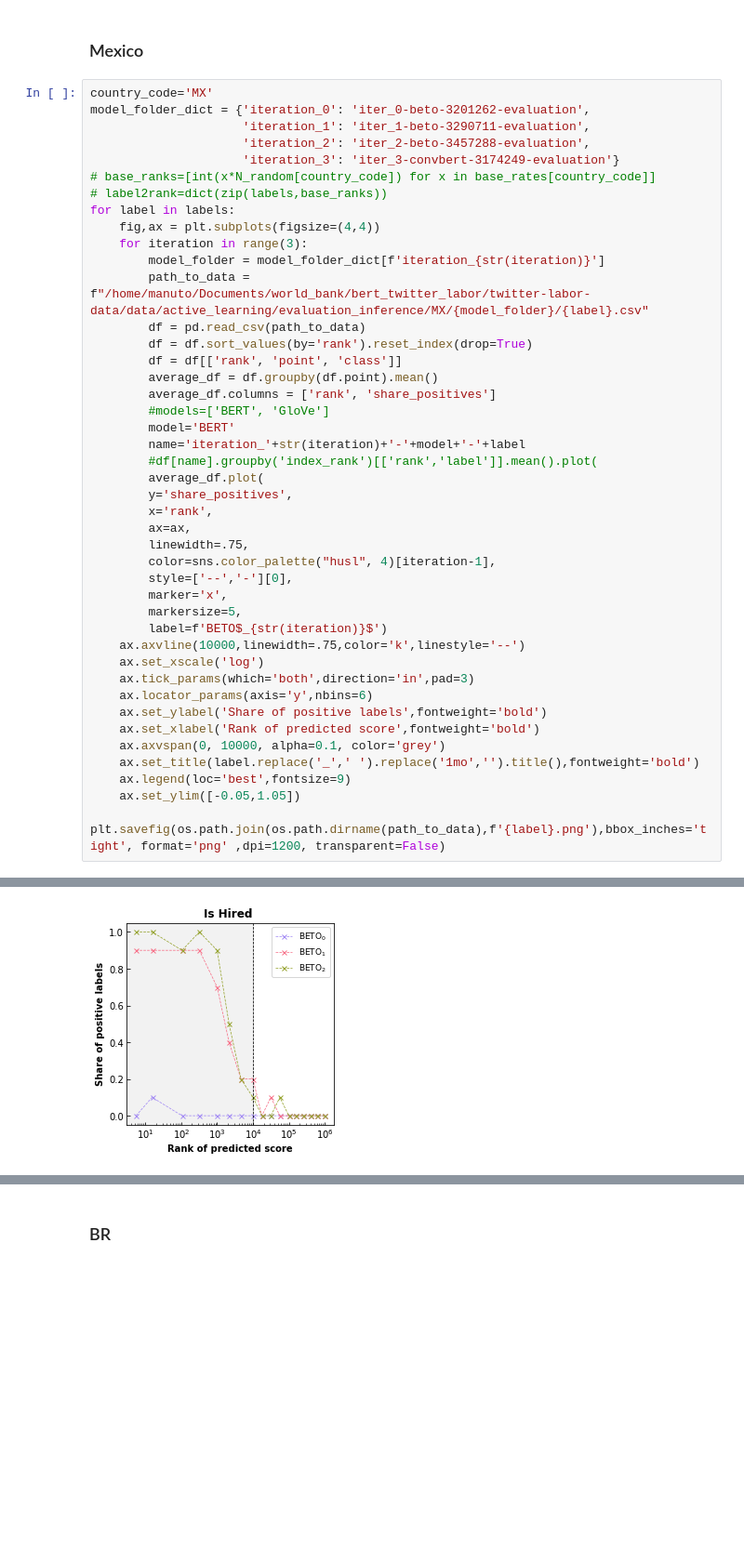
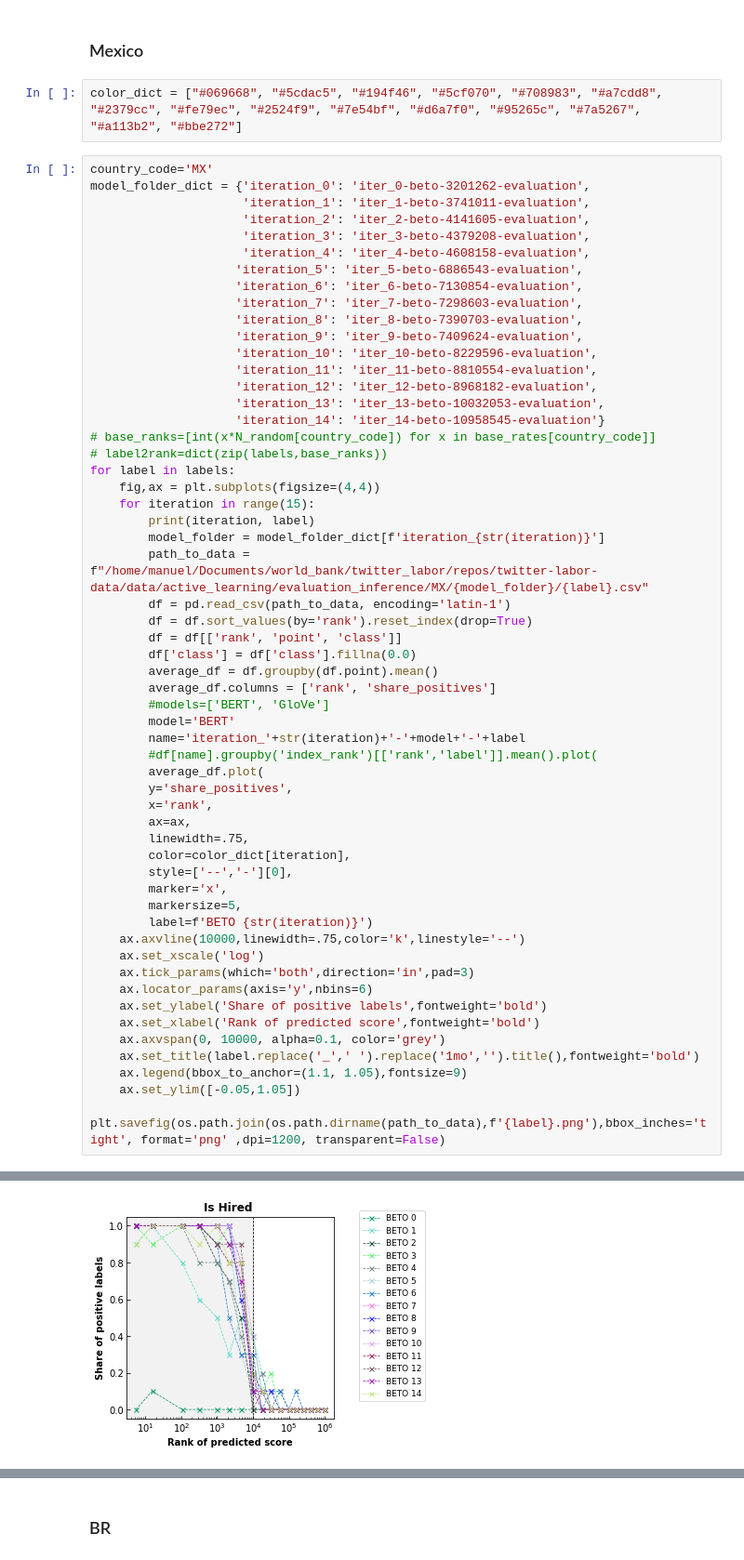
Before and after one commit to spfraib/twitter, a Jupyter notebook: code/2-twitter_labor/5-active_learning/inference_evaluation/2020-12-16_evaluate_inference.ipynb, the cells around one changed output, grey strips where cells are left out. Shown at 93% size. Cells and saved outputs as stored; diff of their text form; blank space fills up the shorter version.

```diff
--- a/code/2-twitter_labor/5-active_learning/inference_evaluation/2020-12-16_evaluate_inference.ipynb
+++ b/code/2-twitter_labor/5-active_learning/inference_evaluation/2020-12-16_evaluate_inference.ipynb
@@ -350,22 +352,37 @@ is_hired_1mo
 Name: text, dtype: object
 # %% [markdown]
 ### Mexico
+# %%
+color_dict = ["#069668", "#5cdac5", "#194f46", "#5cf070", "#708983", "#a7cdd8", "#2379cc", "#fe79ec", "#2524f9", "#7e54bf", "#d6a7f0", "#95265c", "#7a5267", "#a113b2", "#bbe272"]
 # %%
 country_code='MX'
 model_folder_dict = {'iteration_0': 'iter_0-beto-3201262-evaluation',
-                     'iteration_1': 'iter_1-beto-3290711-evaluation',
-                     'iteration_2': 'iter_2-beto-3457288-evaluation',
-                     'iteration_3': 'iter_3-convbert-3174249-evaluation'}
+                     'iteration_1': 'iter_1-beto-3741011-evaluation',
+                     'iteration_2': 'iter_2-beto-4141605-evaluation',
+                     'iteration_3': 'iter_3-beto-4379208-evaluation',
+                     'iteration_4': 'iter_4-beto-4608158-evaluation',
+                    'iteration_5': 'iter_5-beto-6886543-evaluation',
+                    'iteration_6': 'iter_6-beto-7130854-evaluation',
+                    'iteration_7': 'iter_7-beto-7298603-evaluation',
+                    'iteration_8': 'iter_8-beto-7390703-evaluation',
+                    'iteration_9': 'iter_9-beto-7409624-evaluation',
+                    'iteration_10': 'iter_10-beto-8229596-evaluation',
+                    'iteration_11': 'iter_11-beto-8810554-evaluation',
+                    'iteration_12': 'iter_12-beto-8968182-evaluation',
+                    'iteration_13': 'iter_13-beto-10032053-evaluation',
+                    'iteration_14': 'iter_14-beto-10958545-evaluation'}
 # base_ranks=[int(x*N_random[country_code]) for x in base_rates[country_code]]
 # label2rank=dict(zip(labels,base_ranks))
 for label in labels:
     fig,ax = plt.subplots(figsize=(4,4))
-    for iteration in range(3):
+    for iteration in range(15):
+        print(iteration, label)
         model_folder = model_folder_dict[f'iteration_{str(iteration)}']
-        path_to_data = f"/home/manuto/Documents/world_bank/bert_twitter_labor/twitter-labor-data/data/active_learning/evaluation_inference/MX/{model_folder}/{label}.csv"
-        df = pd.read_csv(path_to_data)
+        path_to_data = f"/home/manuel/Documents/world_bank/twitter_labor/repos/twitter-labor-data/data/active_learning/evaluation_inference/MX/{model_folder}/{label}.csv"
+        df = pd.read_csv(path_to_data, encoding='latin-1')
         df = df.sort_values(by='rank').reset_index(drop=True)
         df = df[['rank', 'point', 'class']]
+        df['class'] = df['class'].fillna(0.0)
         average_df = df.groupby(df.point).mean()
         average_df.columns = ['rank', 'share_positives']
         #models=['BERT', 'GloVe']
@@ -377,11 +394,11 @@ for label in labels:
         x='rank',
         ax=ax,
         linewidth=.75,
-        color=sns.color_palette("husl", 4)[iteration-1],
+        color=color_dict[iteration],
         style=['--','-'][0],
         marker='x',
         markersize=5,
-        label=f'BETO$_{str(iteration)}$')
+        label=f'BETO {str(iteration)}')
     ax.axvline(10000,linewidth=.75,color='k',linestyle='--')
     ax.set_xscale('log')
     ax.tick_params(which='both',direction='in',pad=3)
@@ -390,7 +407,7 @@ for label in labels:
     ax.set_xlabel('Rank of predicted score',fontweight='bold')
     ax.axvspan(0, 10000, alpha=0.1, color='grey')
     ax.set_title(label.replace('_',' ').replace('1mo','').title(),fontweight='bold')
-    ax.legend(loc='best',fontsize=9)
+    ax.legend(bbox_to_anchor=(1.1, 1.05),fontsize=9)
     ax.set_ylim([-0.05,1.05])
     plt.savefig(os.path.join(os.path.dirname(path_to_data),f'{label}.png'),bbox_inches='tight', format='png' ,dpi=1200, transparent=False)
 # %% [output]
@@ -397 +431 @@ for label in labels:
-[figure, old version]
+[figure, new version]
```
Also changed, not shown: parts of 3 cells of this notebook, 2 other files.
